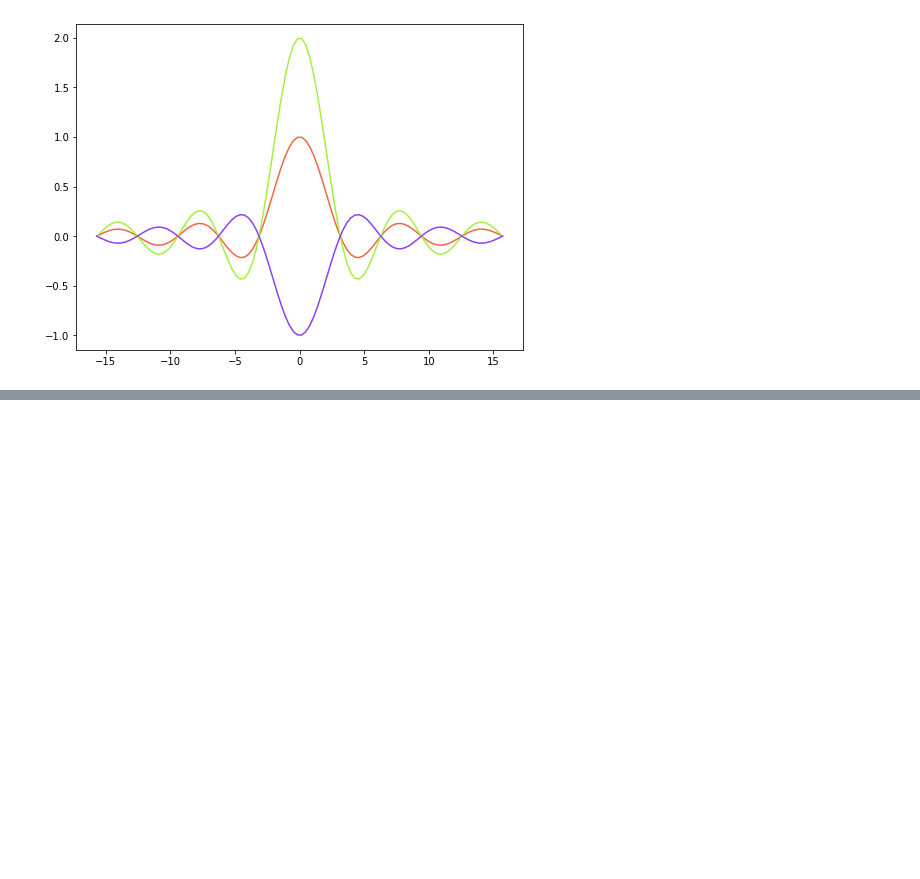
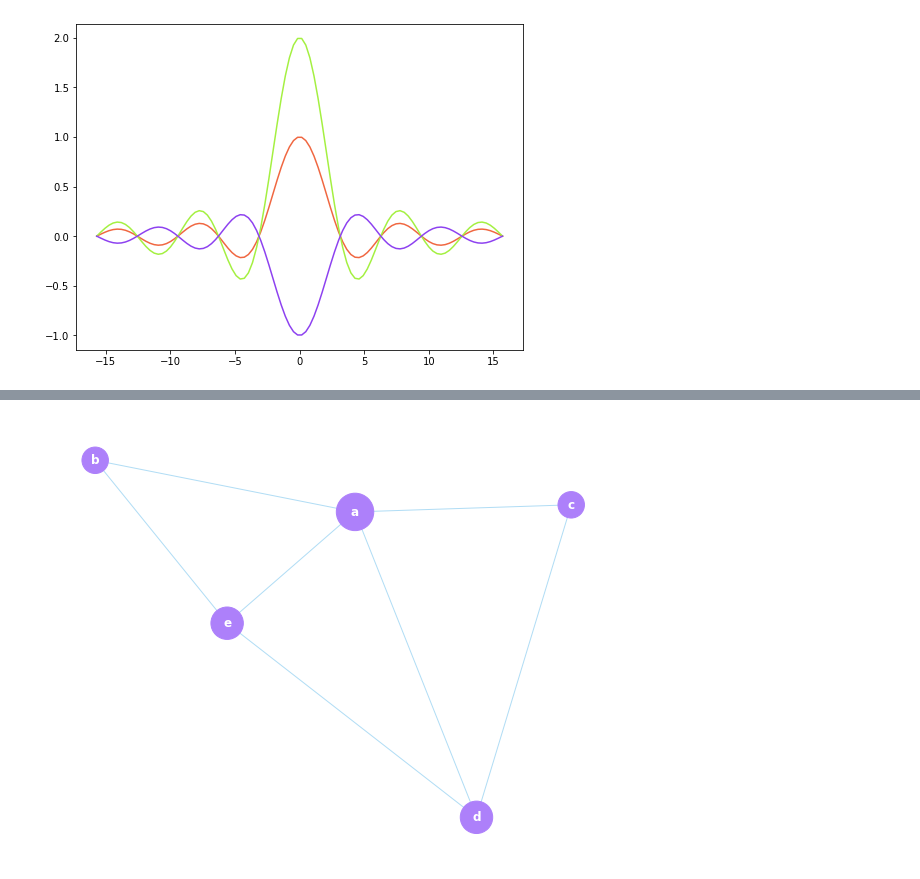
Before and after one commit to susanaglezr/Python-Exercises, a Jupyter notebook: Data_Visualization/Answer-Data_Visualization.ipynb, the cells around one changed output, grey strips where cells are left out. Cells and saved outputs as stored; diff of their text form; code cells hidden in the pictures; blank space fills up the shorter version.

```diff
--- a/Data_Visualization/Answer-Data_Visualization.ipynb
+++ b/Data_Visualization/Answer-Data_Visualization.ipynb
@@ -72,0 +154,17 @@ plt.show()
+# %%
+# Ejercicio 8
+dg = list(G.degree(['a','b','c','d','e']))
+sizes = []
+for i in range(len(dg)):
+    size = dg[i][1]*350
+    sizes.append(size)
+plt.figure(figsize= (8,6))
+G = nx.Graph()
+G.add_nodes_from("abcde")
+G.add_weighted_edges_from([("a", "b", 1), ("a", "c", 2), ("a", "d", 2), ("a", "e", 5),
+("b", "e", 4), ("c", "d", 3), ("d", "e", 1)])
+nx.draw(G, with_labels = True, font_weight = 'bold', font_color = 'white',
+        node_color ='#ad80fa', edge_color ='#b1ddf5', node_size= sizes)
+plt.show()
+# %% [output]
+[figure, added]
```
Also changed, not shown: parts of 7 cells of this notebook.
